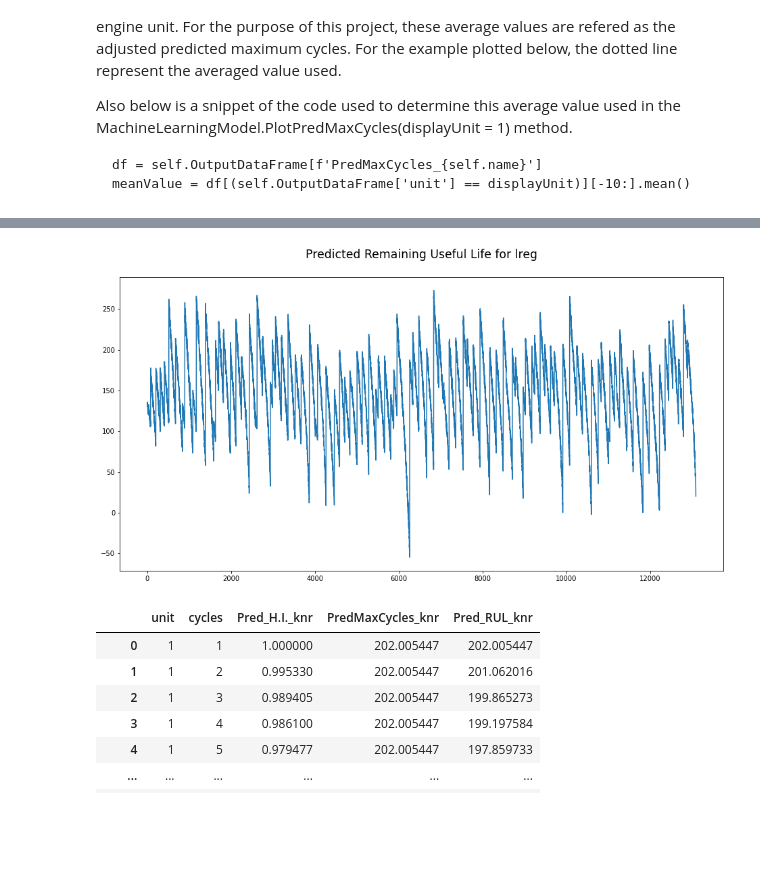
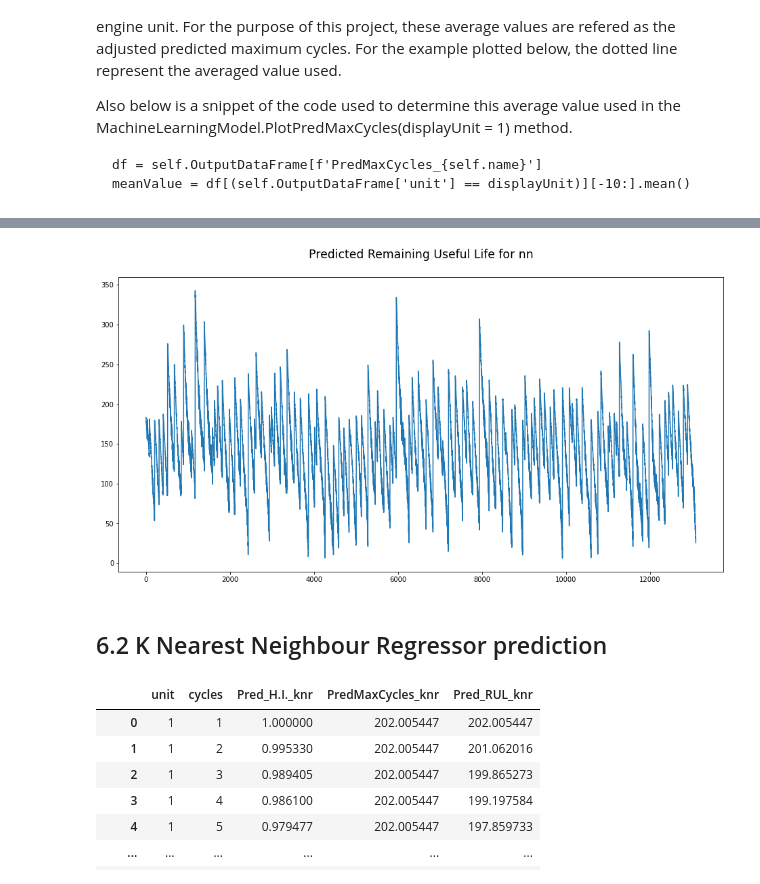
Before and after one commit to luqmanbuang/Aircraft-Engine-Lifetime-Prediction-with-Machine-Learning, a Jupyter notebook: Main_Phase_2.ipynb, the cells around one changed output, grey strips where cells are left out. Saved outputs shown, nothing was run; the diff lists cells and outputs as text; code cells hidden in the pictures; blank space fills up the shorter version.

```diff
--- a/Main_Phase_2.ipynb
+++ b/Main_Phase_2.ipynb
@@ -168,6 +173,5 @@ nn_model = keras.models.load_model('/content/gdrive/My Drive/Capstone/BestModel'
 # %%
 from sklearn.metrics import mean_squared_error, r2_score
-from math import sqrt
 
 class MachineLearningModel:
   def __init__(self,model,name,testDataFrame, X_test, OutputDataFrame = None):
@@ -253,6 +257,6 @@ class MachineLearningModel:
 
   def GetRMSE(self,actual,predicted):
     # Calculating the Root Mean Square Error of the actual and predicted values
-    RMSE = sqrt(mean_squared_error(actual, predicted))
+    RMSE = mean_squared_error(actual, predicted, squared=False)
     return RMSE
 # %% [markdown]
@@ -315,7 +328,9 @@ LinearRegression.DataFrame()
 # %%
-LinearRegression.PlotRUL()
+NeuralNetwork.PlotRUL()
 # %% [output]
-[figure, old version]
+[figure, new version]
+# %% [markdown]
+## 6.2 K Nearest Neighbour Regressor prediction
 # %%
 KNRegressor = MachineLearningModel(knr_model, 'knr', df_test_FD001, X_test, Results)
 KNRegressor.predict()
```
Also changed, not shown: parts of 29 cells of this notebook.
